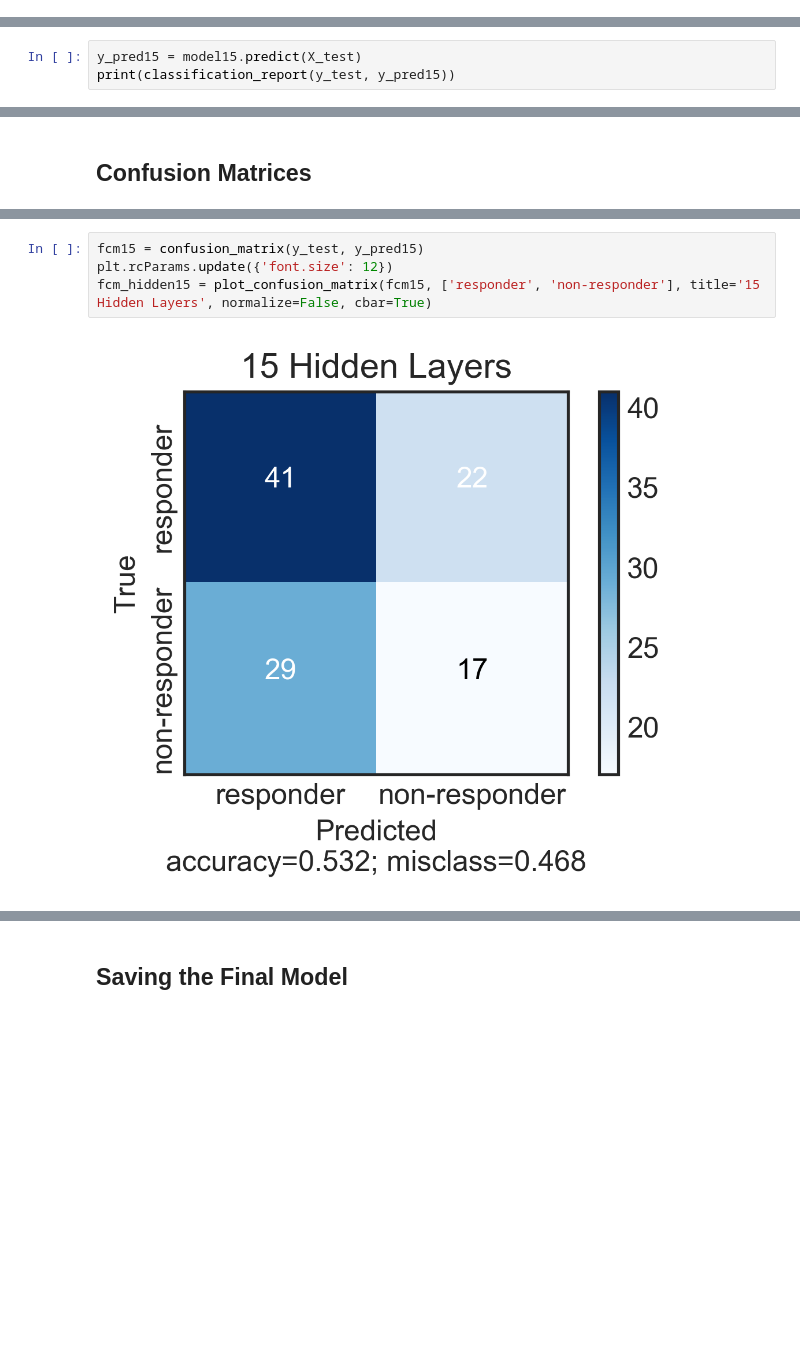
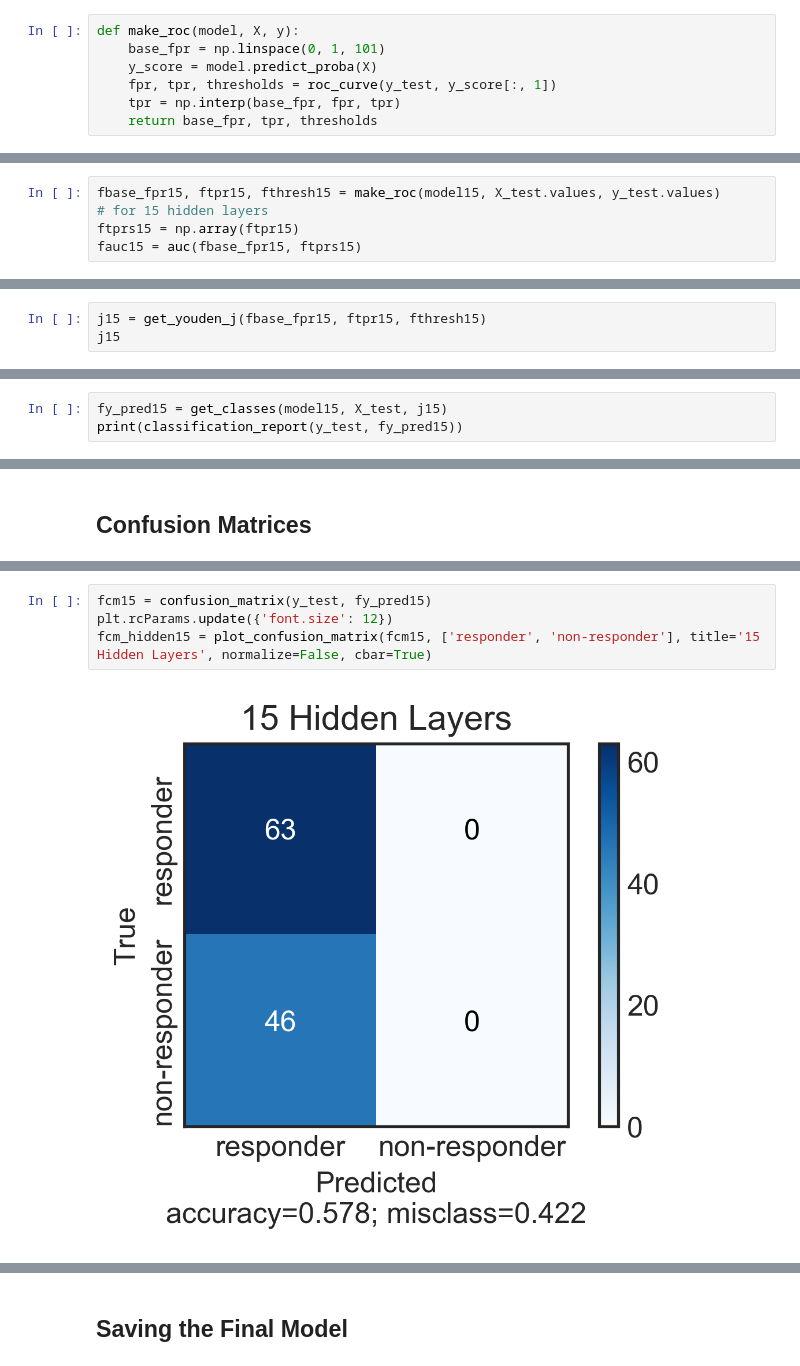
Before and after one commit to tig3r66/youreka_genes, a Jupyter notebook: src/neural_net/cv_stratified.ipynb, the cells around one changed output, grey strips where cells are left out. Drawn from its saved outputs; the diff is of its cells as text; blank space fills up the shorter version.

```diff
--- a/src/neural_net/cv_stratified.ipynb
+++ b/src/neural_net/cv_stratified.ipynb
@@ -374,0 +417,7 @@ ax5.legend(['1 hidden layer', '5 hidden layers', '10 hidden layers', '15 hidden
+# %%
+def make_roc(model, X, y):
+    base_fpr = np.linspace(0, 1, 101)
+    y_score = model.predict_proba(X)
+    fpr, tpr, thresholds = roc_curve(y_test, y_score[:, 1])
+    tpr = np.interp(base_fpr, fpr, tpr)
+    return base_fpr, tpr, thresholds
@@ -374,0 +439,5 @@ ax5.legend(['1 hidden layer', '5 hidden layers', '10 hidden layers', '15 hidden
+# %%
+fbase_fpr15, ftpr15, fthresh15 = make_roc(model15, X_test.values, y_test.values)
+# for 15 hidden layers
+ftprs15 = np.array(ftpr15)
+fauc15 = auc(fbase_fpr15, ftprs15)
@@ -374,0 +563,3 @@ ax5.legend(['1 hidden layer', '5 hidden layers', '10 hidden layers', '15 hidden
+# %%
+j15 = get_youden_j(fbase_fpr15, ftpr15, fthresh15)
+j15
@@ -414,4 +606,4 @@ weighted avg       0.87      0.87      0.87       109
 # %%
-y_pred15 = model15.predict(X_test)
-print(classification_report(y_test, y_pred15))
+fy_pred15 = get_classes(model15, X_test, j15)
+print(classification_report(y_test, fy_pred15))
 # %% [output]
@@ -447,6 +638,6 @@ fcm_hidden10 = plot_confusion_matrix(fcm10, ['responder', 'non-responder'], titl
 # %%
-fcm15 = confusion_matrix(y_test, y_pred15)
+fcm15 = confusion_matrix(y_test, fy_pred15)
 plt.rcParams.update({'font.size': 12})
 fcm_hidden15 = plot_confusion_matrix(fcm15, ['responder', 'non-responder'], title='15 Hidden Layers', normalize=False, cbar=True)
 # %% [output]
-[figure, old version]
+[figure, new version]
```
Also changed, not shown: parts of 44 cells of this notebook, 50 other files.
